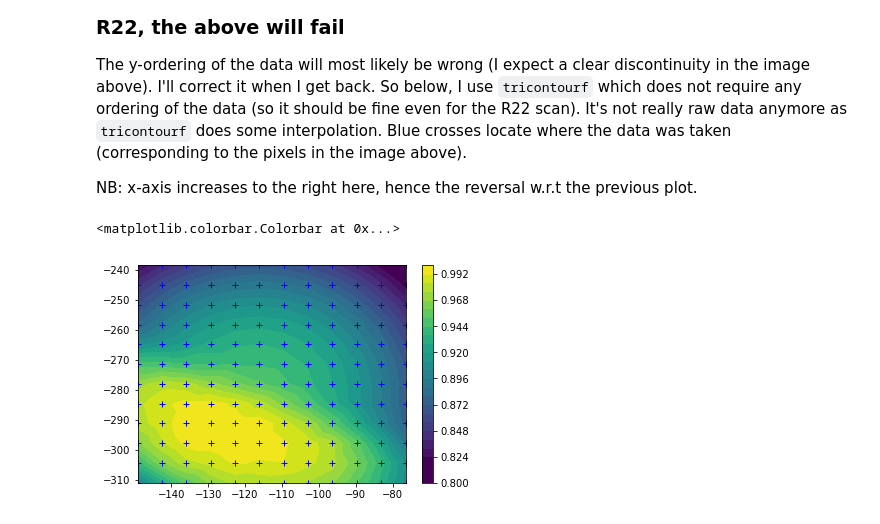
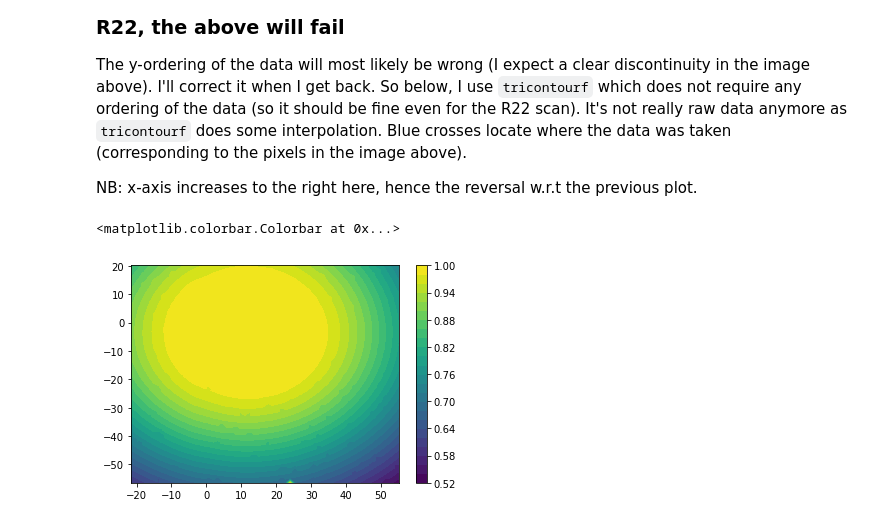
Before and after one commit to lsst-camera-dh/ccob-wb, a Jupyter notebook: notebooks/make_raw_beam.ipynb, the cells around one changed output. Cells and saved outputs as stored; diff of their text form; code cells hidden in the pictures.

Commit message:
Update beam reconstruction

```diff
--- a/notebooks/make_raw_beam.ipynb
+++ b/notebooks/make_raw_beam.ipynb
@@ -18,4 +18,4 @@ import ccob_beam as beam
 #### Choose the LED used to reconstruct the beam among [nm960, nm850, nm750, red, blue, uv]
 # %%
 config['tmp_dir']='/home/combet/tmp_MR/12x12/'
-config['led_name']='uv'
+config['led_name']='red'
@@ -63,8 +89,13 @@ for i in np.arange(12): # that's just to allow saving the data at intermediate s
 ### Load the beam object created above...
 # %%
 import pickle as pkl
-led_name = 'uv'
-bb = pkl.load(open(config['tmp_dir']+'beam_object_'+ref_raft+'_'+ref_slot+'_'+b.config['led_name']+'.pkl','rb'))
+config['tmp_dir']='/home/combet/tmp_MR/60x60/'
+ref_raft='R22'
+ref_slot='S21'
+baffle='on'
+#led = b.config['led_name']
+led = 'nm850'
+bb = pkl.load(open(config['tmp_dir']+'beam_object_'+ref_raft+'_'+ref_slot+'_'+led+'_'+baffle+'.pkl','rb'))
 # %% [markdown]
 ### ... and plot the raw beam reconstruction
 # %%
@@ -87,0 +120,17 @@ plt.savefig(config['tmp_dir']+'/beam_'+led_name+'_'+str(amp)+'.png')
+# %%
+amp=16 # 1-16, select the channel used for the reconstruction
+
+binsize = (max(bb.raw_data['yarr'])-min(bb.raw_data['yarr']))/59
+extent = [max(bb.raw_data['xarr'])+binsize/2,
+          min(bb.raw_data['xarr'])-binsize/2,
+          min(bb.raw_data['yarr'])-binsize/2,
+          max(bb.raw_data['yarr'])+binsize/2]
+
+tmp = np.asarray(bb.raw_data['val'][amp])/np.asarray(bb.raw_data['pd_value']) # correct for the control photodiode value
+#tmp = tmp / max(tmp) # normalise to the max
+
+plt.imshow(np.flip(np.reshape(tmp,(60,60), order='F'),axis=1), extent=extent, origin='lower')
+plt.title(ref_raft+', '+ref_slot+', Amp #'+str(amp)+', led = '+led+', baffle='+baffle)
+plt.colorbar()
+basename = ref_raft+'_'+ref_slot+'_'+str(amp)+'_'+baffle
+plt.savefig(config['tmp_dir']+'/beam_'+basename+'_'+led+'.png')
@@ -92,9 +143,9 @@ The y-ordering of the data will most likely be wrong (I expect a clear discontin
 
 NB: x-axis increases to the right here, hence the reversal w.r.t the previous plot.
 # %%
-plt.plot(bb.raw_data['xarr'],bb.raw_data['yarr'], 'b+ ')
-plt.tricontourf(bb.raw_data['xarr'],bb.raw_data['yarr'],tmp, 30, aspect='equal', vmin=0.82)
+#plt.plot(bb.raw_data['xarr'],bb.raw_data['yarr'], 'b+ ')
+plt.tricontourf(bb.raw_data['xarr'],bb.raw_data['yarr'],tmp, 30, aspect='equal')
 plt.colorbar()
 # %% [output]
 <matplotlib.colorbar.Colorbar at 0x...>
-[figure, old version]
+[figure, new version]
```
Also changed, not shown: parts of 11 cells of this notebook, 3 other files.
